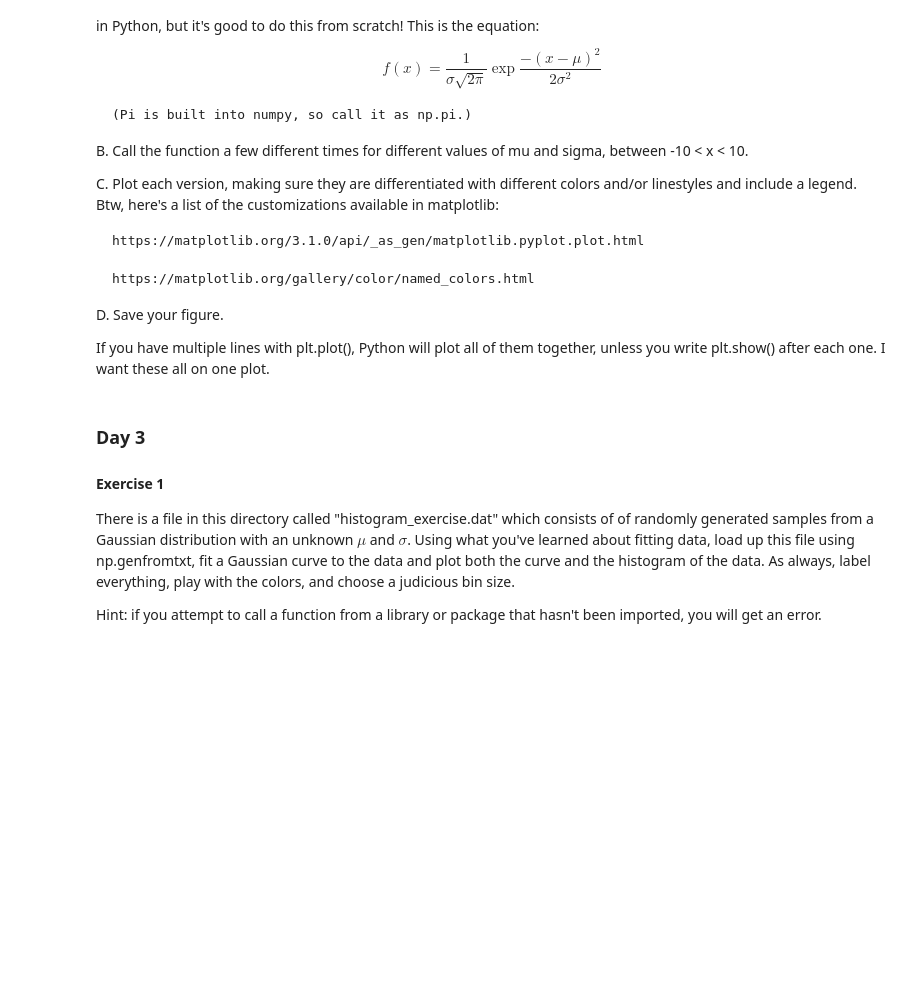
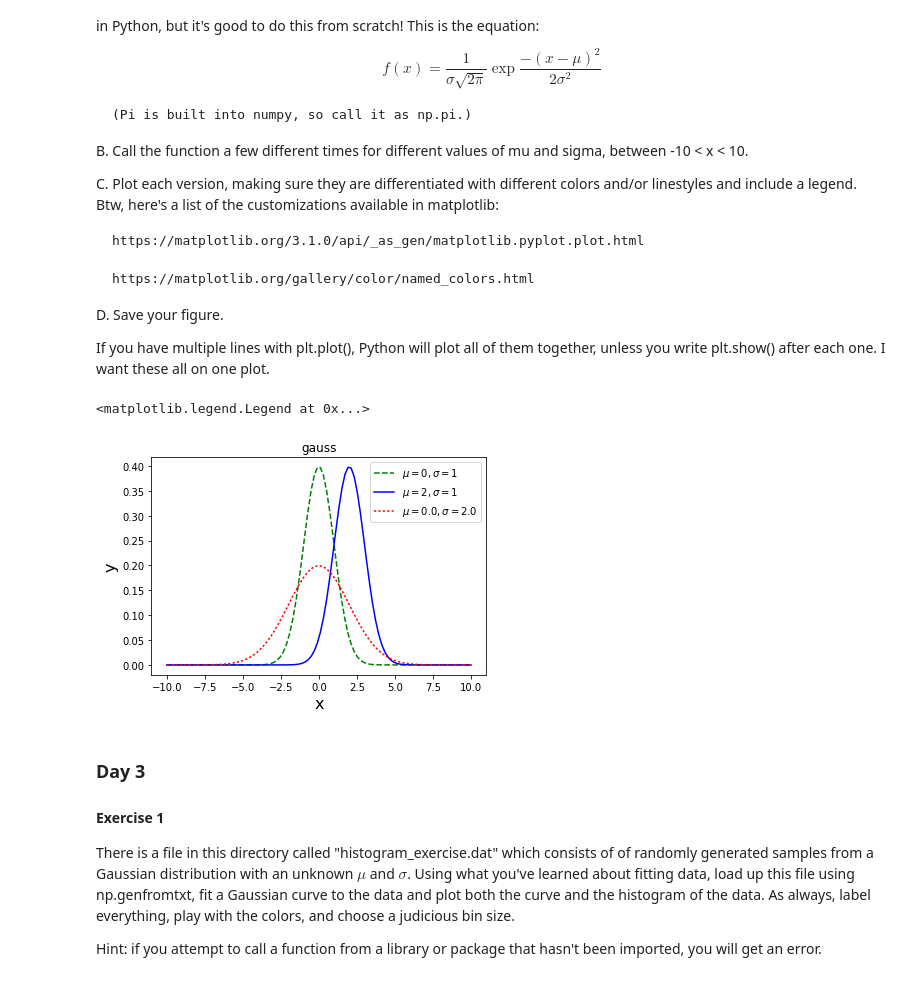
Before and after one commit to jbchampagne/pythontutorials, a Jupyter notebook: workshop_2019/Exercises_(edit-with-your-name).ipynb, the cells around one changed output. Cells and saved outputs as stored; diff of their text form; code cells hidden in the pictures; blank space fills up the shorter version.

```diff
--- a/workshop_2019/Exercises_(edit-with-your-name).ipynb
+++ b/workshop_2019/Exercises_(edit-with-your-name).ipynb
@@ -146,3 +158,35 @@ If you have multiple lines with plt.plot(), Python will plot all of them togethe
+# %%
+# your solutions here
+
+def gauss(x, mu, sig):
+    const = (sig * np.sqrt(2 * np.pi))**(-1)
+    exp = np.exp(- (x-mu)**2 / (2 * sig**2) )
+    return const * exp
+
+x = np.linspace(-10, 10, 100)
+curve1 = gauss(x, 0, 1)
+curve2 = gauss(x, 2, 1)
+curve3 = gauss(x, 0, 2)
+
+fig = plt.figure()
+
+
+plt.plot(x, curve1, '--g', label=r'$\mu=0, \sigma=1$')
+plt.plot(x, curve2, '-b', label=r'$\mu=2, \sigma=1$')
+
+mu3, sigma3 = 0, 2
+plt.plot(x, curve3, ':r', label=r'$\mu=%.1f, \sigma=%.1f$' %(mu3, sigma3))
+
+plt.xlabel('x', fontsize=16)
+
+plt.ylabel('y', fontsize=16)
+
+plt.title('gauss')
+
+plt.legend()
+# %% [output]
+<matplotlib.legend.Legend at 0x...>
+[figure, added]
 # %% [markdown]
 ### Day 3
 
```
Also changed, not shown: parts of 3 cells of this notebook, 1 other file.
